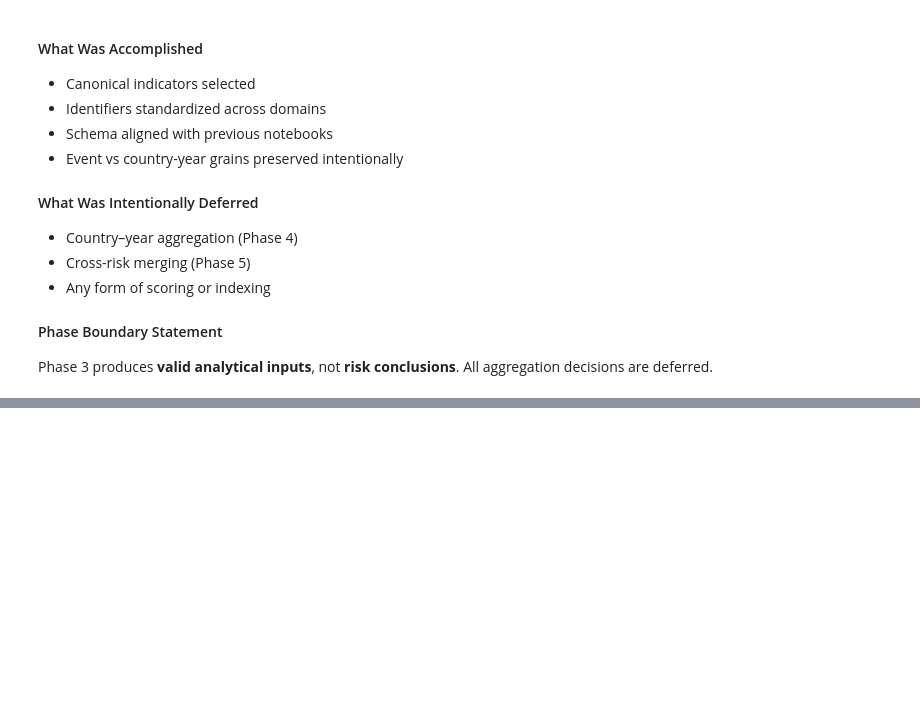
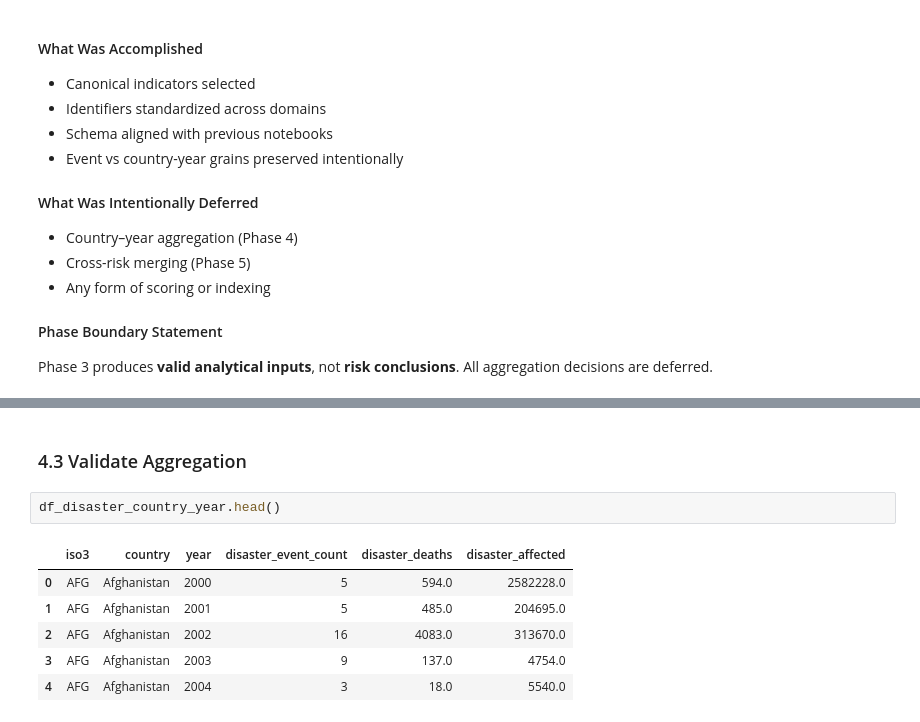
Before and after one commit to Comrade-1729/EDA_MLOPS-Portfolio, a Jupyter notebook: notebooks/04_crime_disaster_risk_eda.ipynb, the cells around one changed output, grey strips where cells are left out. Drawn from its saved outputs; the diff is of its cells as text; blank space fills up the shorter version.

```diff
--- a/notebooks/04_crime_disaster_risk_eda.ipynb
+++ b/notebooks/04_crime_disaster_risk_eda.ipynb
@@ -564,0 +616,11 @@ All aggregation decisions are deferred.
+# %% [markdown]
+### 4.3 Validate Aggregation
+# %%
+df_disaster_country_year.head()
+# %% [output]
+|  | iso3 | country | year | disaster_event_count | disaster_deaths | disaster_affected |
+| 0 | AFG | Afghanistan | 2000 | 5 | 594.0 | 2582228.0 |
+| 1 | AFG | Afghanistan | 2001 | 5 | 485.0 | 204695.0 |
+| 2 | AFG | Afghanistan | 2002 | 16 | 4083.0 | 313670.0 |
+| 3 | AFG | Afghanistan | 2003 | 9 | 137.0 | 4754.0 |
+| 4 | AFG | Afghanistan | 2004 | 3 | 18.0 | 5540.0 |
```
Also changed, not shown: parts of 9 cells of this notebook, 2 other files.
